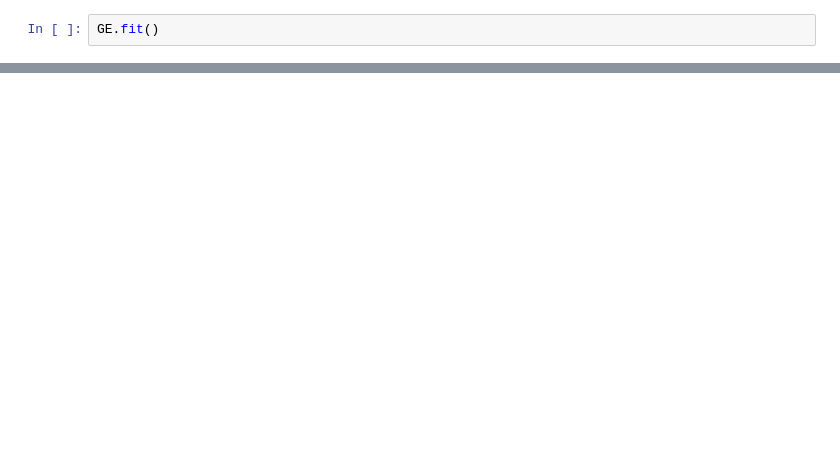
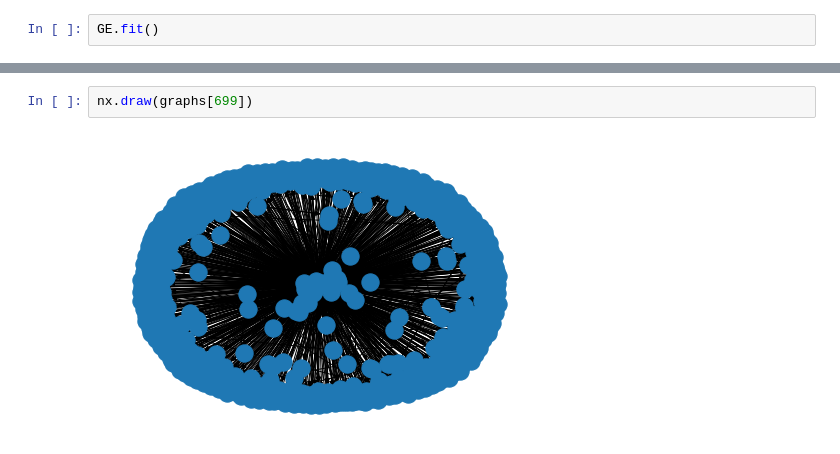
Before and after one commit to ethan-grinberg/misinformation-cluster-analysis, a Jupyter notebook: notebooks/4-ebg-graph-embed.ipynb, the cells around one changed output, grey strips where cells are left out. Drawn from its saved outputs; the diff is of its cells as text; blank space fills up the shorter version.

```diff
--- a/notebooks/4-ebg-graph-embed.ipynb
+++ b/notebooks/4-ebg-graph-embed.ipynb
@@ -32,0 +35,4 @@ embeddings
+# %%
+nx.draw(graphs[699])
+# %% [output]
+[figure, added]
```
Also changed, not shown: parts of 20 cells of this notebook.
